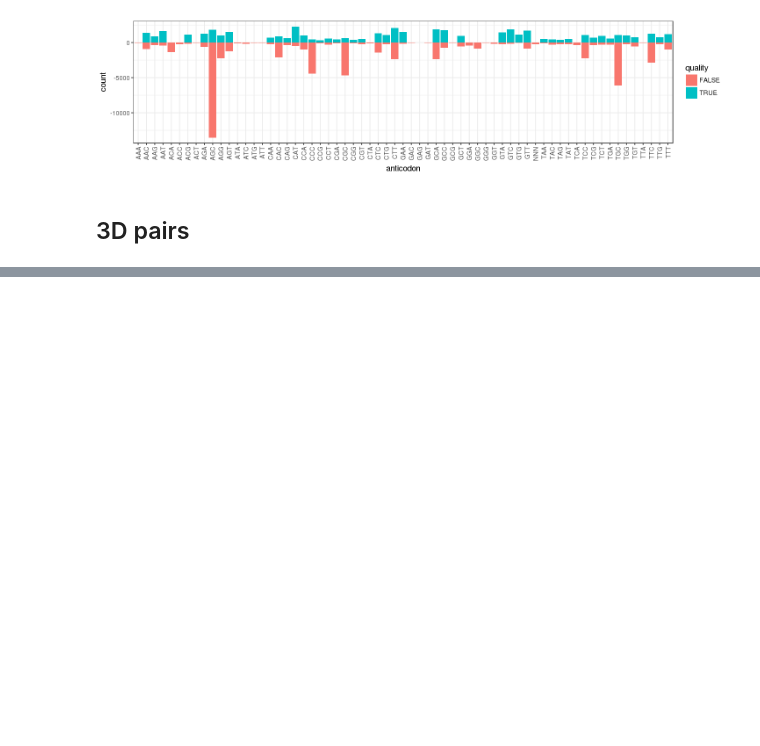
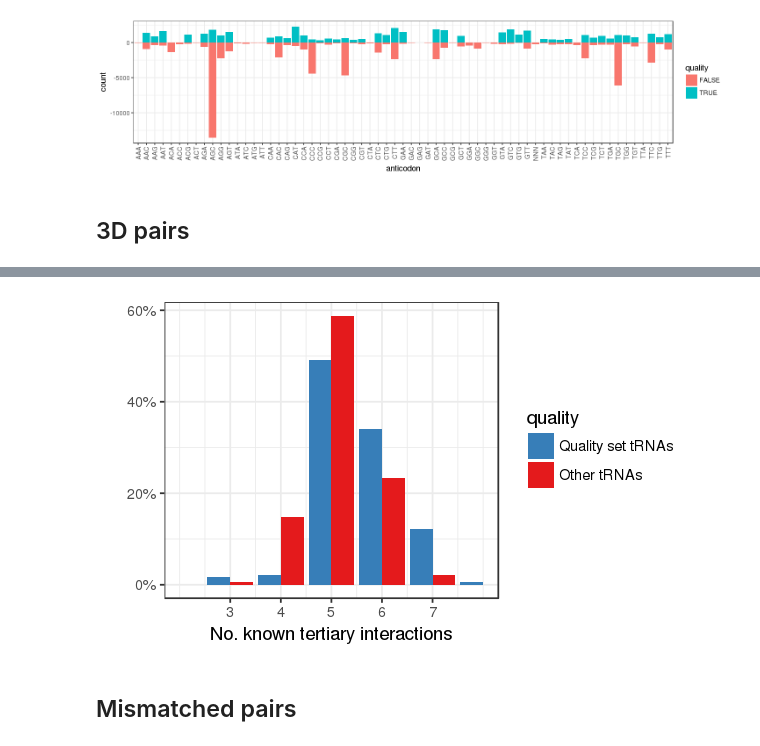
Before and after one commit to bylin/euk-features, a Jupyter notebook: notebooks/quality-set-IDEs.ipynb, the cells around one changed output, grey strips where cells are left out. Drawn from its saved outputs; the diff is of its cells as text; code cells hidden in the pictures; blank space fills up the shorter version.

Commit message:
add mismatched pairs

```diff
--- a/notebooks/quality-set-IDEs.ipynb
+++ b/notebooks/quality-set-IDEs.ipynb
@@ -57,17 +58,16 @@ identities %>% group_by(quality, anticodon) %>%
 # %% [markdown]
 ## 3D pairs
 # %%
-options(repr.plot.width=8, repr.plot.height=3)
-tert_pairs = c('X8.14', 'X9.23', 'X10.45', 'X15.48', 'X18.55', 'X19.56', 'X22.46', 'X26.44', 'X54.58')
 pairs = c("A:U", "U:A", "G:C", "C:G", "G:U", "U:G")
-identities %>% select(quality, X8.14, X9.23, X10.45, X15.48, X18.55, X19.56, X22.46, X26.44, X54.58) %>%
-  mutate(Quality=ifelse(quality, "Quality set tRNAs", "Other tRNAs")) %>%
-  mutate(Quality=factor(Quality, levels=c("Quality set tRNAs", "Other tRNAs"))) %>%
+tert_pairs = identities %>%
+  select(quality, X8.14, X9.23, X10.45, X15.48, X18.55, X19.56, X22.46, X26.44, X54.58) %>%
+  mutate(quality=ifelse(quality, "Quality set tRNAs", "Other tRNAs")) %>%
+  mutate(quality=factor(quality, levels=c("Quality set tRNAs", "Other tRNAs"))) %>%
   rowwise() %>%
   mutate(n3dpairs=sum(c((X8.14 %in% pairs), (X9.23 %in% pairs), (X10.45 %in% pairs), (X15.48 %in% pairs), (X18.55 %in% pairs), (X19.56 %in% pairs), (X22.46 %in% pairs), (X26.44 %in% pairs), (X54.58 %in% pairs)))) %>%
-  ggplot() + geom_bar(aes(x=n3dpairs, y=(..count..)/sum(..count..), fill=Quality)) +
-    facet_wrap(~ Quality) +
-    scale_x_continuous(limits=c(2, 8), breaks=c(3, 4, 5, 6, 7)) +
-    scale_y_continuous(labels=percent_format()) +
-    scale_fill_manual(values=rev(brewer.pal(3, "Set1")[1:2])) +
-    ylab("") + xlab("No. known tertiary interactions")
+  ungroup() %>%
+  group_by(quality) %>%
+  mutate(freq=n()) %>%
+  group_by(quality, n3dpairs, freq) %>%
+  summarize(count=n()) %>%
+  mutate(freq=count/freq)
@@ -77,0 +84,9 @@ Warning message:
+# %%
+options(repr.plot.width=5, repr.plot.height=3)
+tert_pairs %>% ggplot() +
+  geom_bar(aes(x=n3dpairs, y=freq, fill=quality), stat='identity', position='dodge') +
+  scale_x_continuous(limits=c(2, 8), breaks=c(3, 4, 5, 6, 7)) +
+  scale_y_continuous(labels=percent_format()) +
+  scale_fill_manual(values=rev(brewer.pal(3, "Set1")[1:2])) +
+  ylab("") + xlab("No. known tertiary interactions")
+# %% [output]
@@ -77,0 +95,3 @@ Warning message:
+[figure, added]
+# %% [markdown]
+## Mismatched pairs
```
Also changed, not shown: parts of 7 cells of this notebook.
